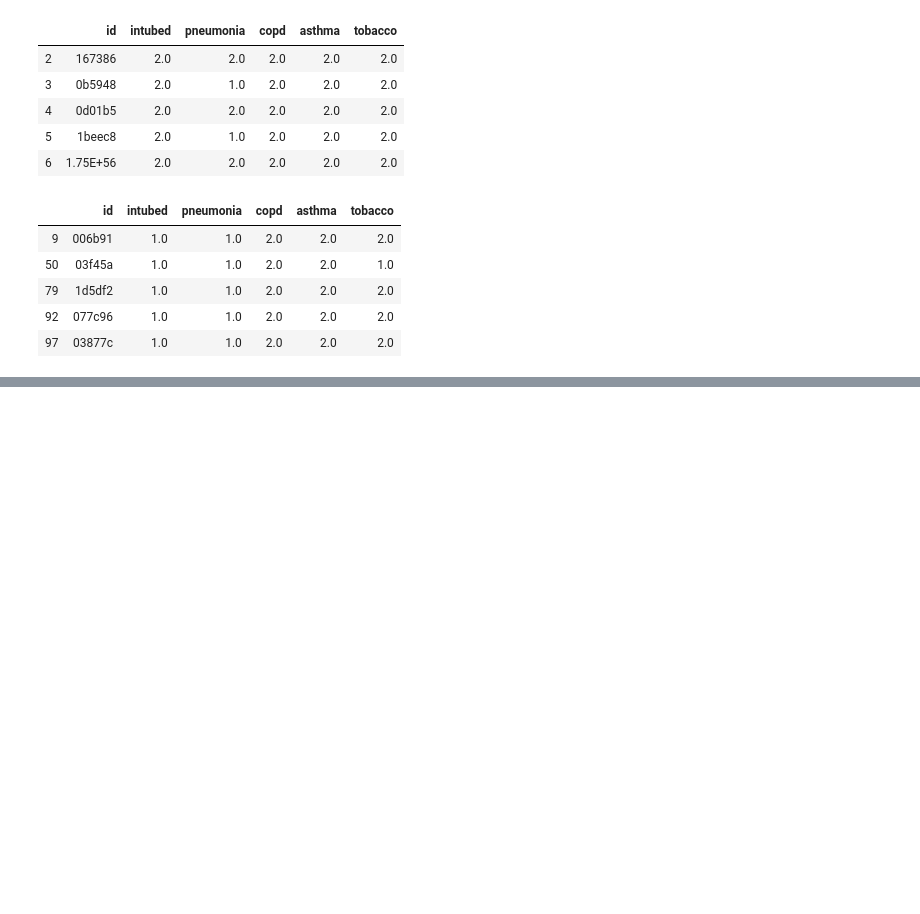
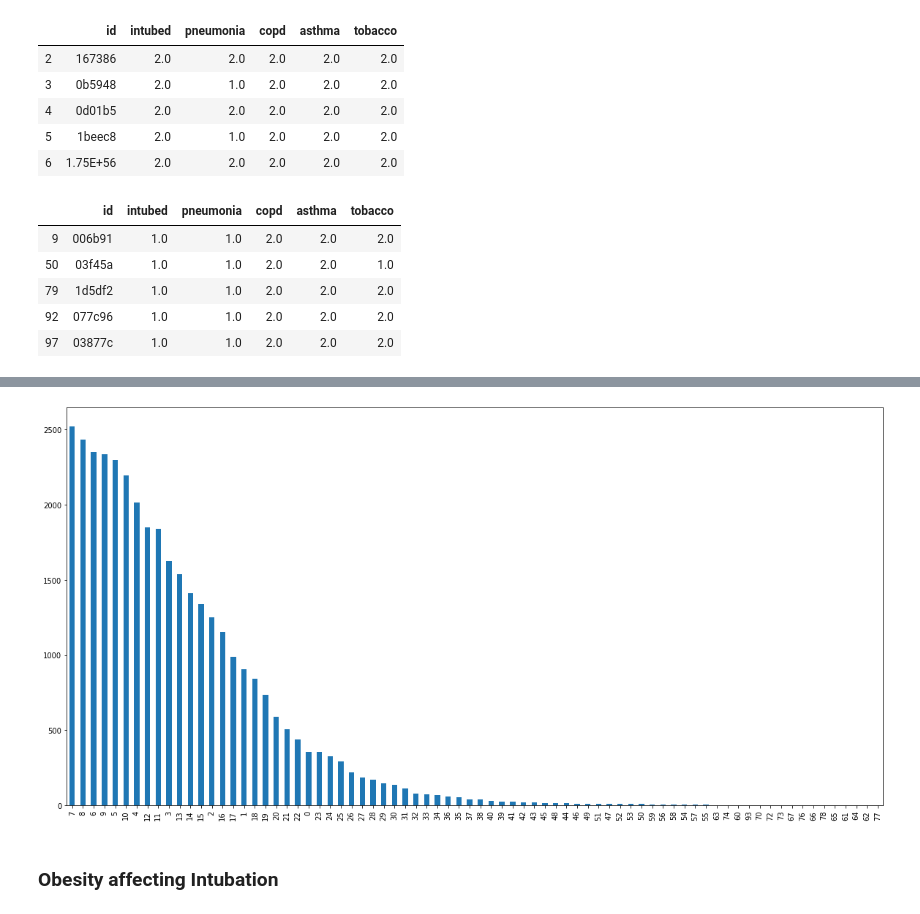
Before and after one commit to lburns660/2PullOrNot2Pull, a Jupyter notebook: Visualisations.ipynb, the cells around one changed output, grey strips where cells are left out. Drawn from its saved outputs; the diff is of its cells as text; code cells hidden in the pictures; blank space fills up the shorter version.

```diff
--- a/Visualisations.ipynb
+++ b/Visualisations.ipynb
@@ -129,0 +115,11 @@ plt.show()
+# %%
+symptoms_death = rona_df[['date_symptoms', 'date_died']]
+
+# drop 9999-99-99 - means no death
+symptoms_death = symptoms_death[~symptoms_death['date_died'].str.contains("9999-99-99")]
+#symptoms_death = symptoms_death.apply(pd.to_datetime)
+symptoms_death['date_symptoms'] = pd.to_datetime(symptoms_death['date_symptoms'], format='%d-%m-%Y')
+symptoms_death['date_died'] = pd.to_datetime(symptoms_death['date_died'], format='%d-%m-%Y')
+
+# create a new column showing day difference
+symptoms_death['days_difference'] = (symptoms_death['date_died'] - symptoms_death['date_symptoms']).dt.days
@@ -129,0 +135,3 @@ plt.show()
+# %%
+symptoms_death = symptoms_death[symptoms_death['days_difference'] >= 0]
+symptoms_death.head()
@@ -129,0 +145,8 @@ plt.show()
+# %%
+plt.figure(figsize=(20,10))
+symptoms_death['days_difference'].value_counts().plot.bar(ylim=0)
+plt.show()
+# %% [output]
+[figure, added]
+# %% [markdown]
+### Obesity affecting Intubation
```
Also changed, not shown: parts of 18 cells of this notebook, 1 other file.
